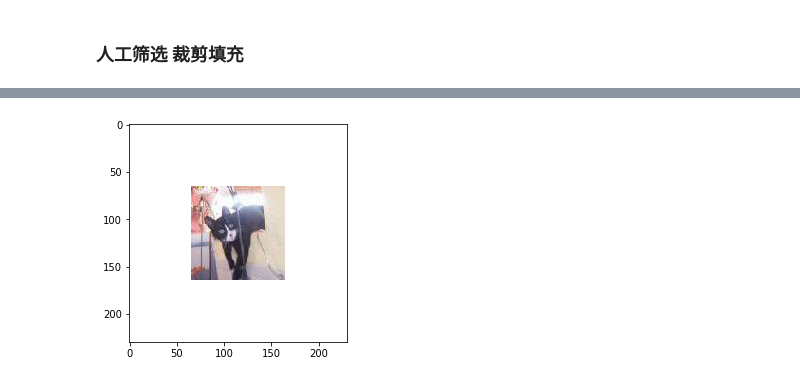
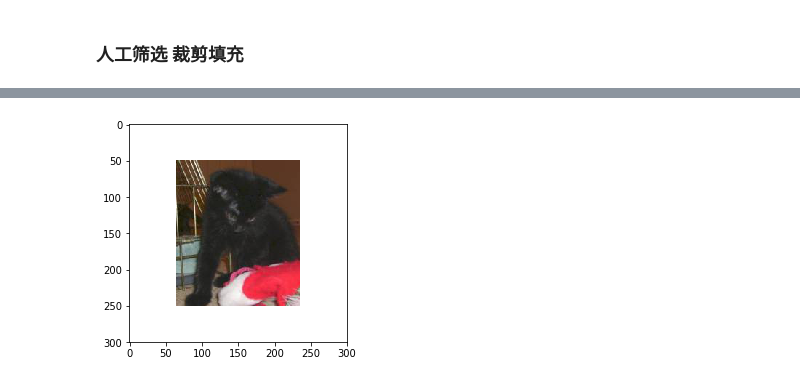
Before and after one commit to crj0322/dog_vs_cat, a Jupyter notebook: classification/data_preprocess.ipynb, the cells around one changed output, grey strips where cells are left out. Saved outputs shown, nothing was run; the diff lists cells and outputs as text; code cells hidden in the pictures.

```diff
--- a/classification/data_preprocess.ipynb
+++ b/classification/data_preprocess.ipynb
@@ -156,4 +168,4 @@ crop_img('cat.519.jpg', 50, 300, 50, 300)
 # %%
-crop_img('cat.9494.jpg', 0, 100, 75, 175, 65, 65)
+crop_img('cat.9006.jpg', 0, 200, 50, 220, 50, 65)
 # %% [output]
-[figure, old version]
+[figure, new version]
```
Also changed, not shown: parts of 24 cells of this notebook, 6 other files.
